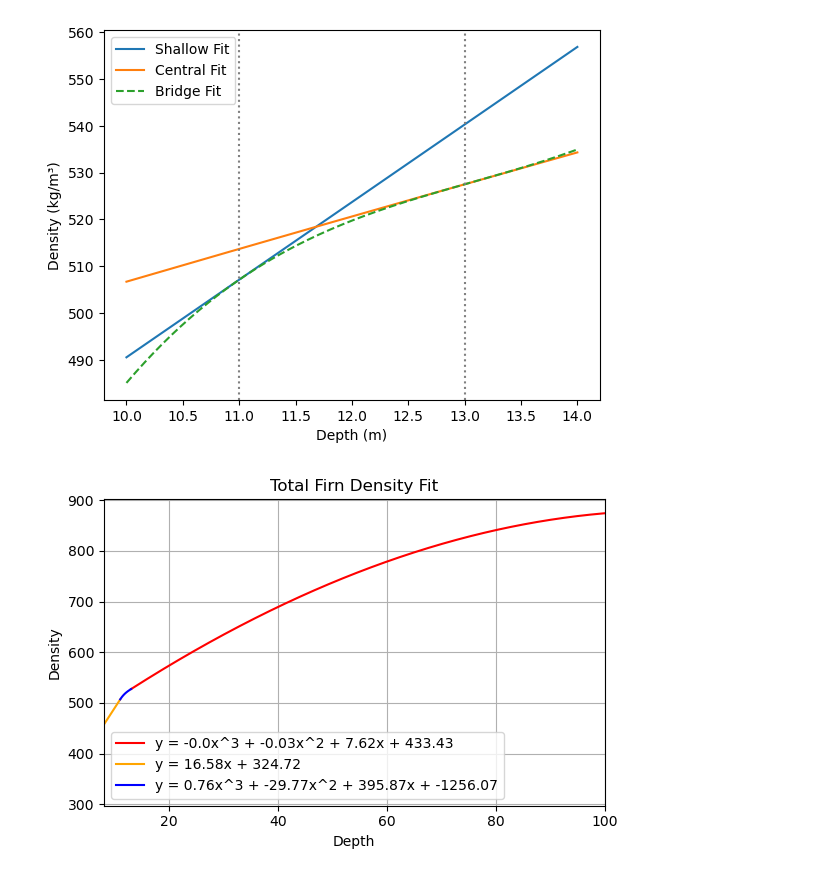
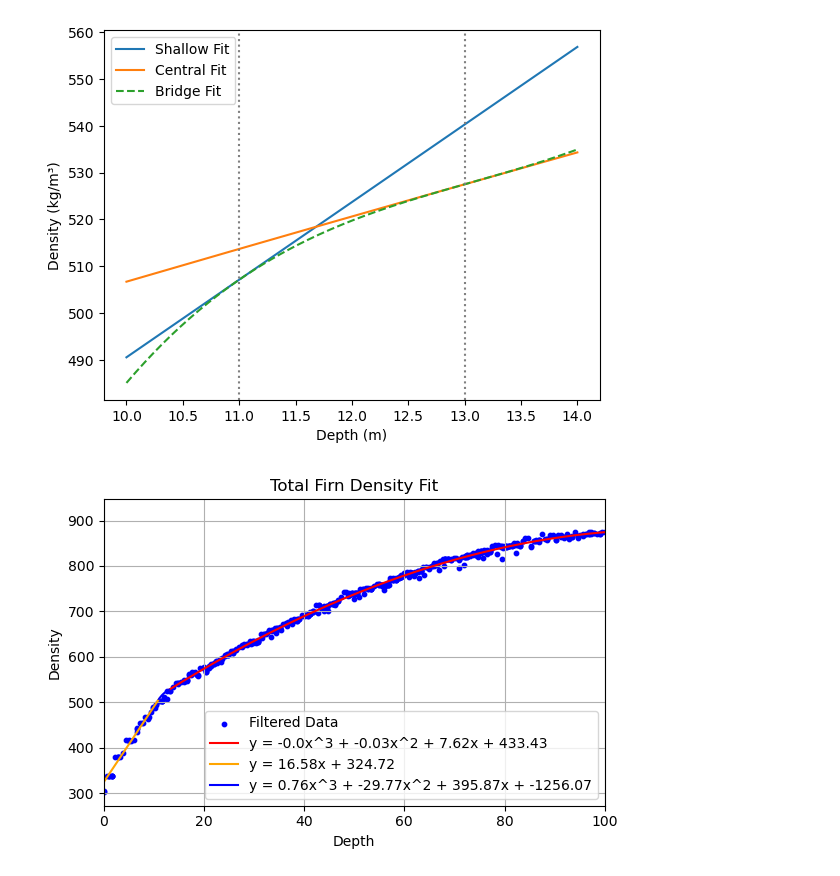
Before and after one commit to qmackay/BICC, a Jupyter notebook: Paleochrono BICC Work/Python Code/Crtitical/creating_ice_equiv_ngripdensity.ipynb, the cells around one changed output. Saved outputs shown, nothing was run; the diff lists cells and outputs as text; code cells hidden in the pictures.

```diff
--- a/Paleochrono BICC Work/Python Code/Crtitical/creating_ice_equiv_ngripdensity.ipynb
+++ b/Paleochrono BICC Work/Python Code/Crtitical/creating_ice_equiv_ngripdensity.ipynb
@@ -236,29 +236,29 @@ plt.show()
 # %%
 plt.figure(figsize=(6, 4))
 
 z = combined_data['depth']
 rho = combined_data['density']
 
 continuous_z_shallow = np.linspace(0,bridge_min,300)
 continuous_z_central = np.linspace(central_min,end_min,500)
 continuous_z_bridge = np.linspace(bridge_min,central_min,100)
 
-#plt.scatter(z, rho, label='Filtered Data', color='blue', s=10)
+plt.scatter(z, rho, label='Filtered Data', color='blue', s=10)
 plt.plot(continuous_z_central, rho_fit_central(continuous_z_central), label=f'y = {np.round(p_central[0],2)}x^3 + {np.round(p_central[1],2)}x^2 + {np.round(p_central[2],2)}x + {np.round(p_central[3],2)}', color='red')
 
 plt.plot(continuous_z_shallow, rho_fit_shallow(continuous_z_shallow), label=f'y = {np.round(p_shallow[0],2)}x + {np.round(p_shallow[1],2)}', color='orange')
 
 plt.plot(continuous_z_bridge, rho_fit_bridge(continuous_z_bridge), label=f'y = {np.round(p_bridge[0],2)}x^3 + {np.round(p_bridge[1],2)}x^2 + {np.round(p_bridge[2],2)}x + {np.round(p_bridge[3],2)}', color='blue')
 
-plt.xlim(8,100)
+plt.xlim(0,100)
 plt.xlabel('Depth')
 plt.ylabel('Density')
 plt.title('Total Firn Density Fit')
 plt.legend()
 plt.grid(True)
 plt.tight_layout()
 plt.show()
 # %% [output]
-[figure, old version]
+[figure, new version]
 # %%
 ###spline fitting below here
```
Also changed, not shown: 1 other file.
